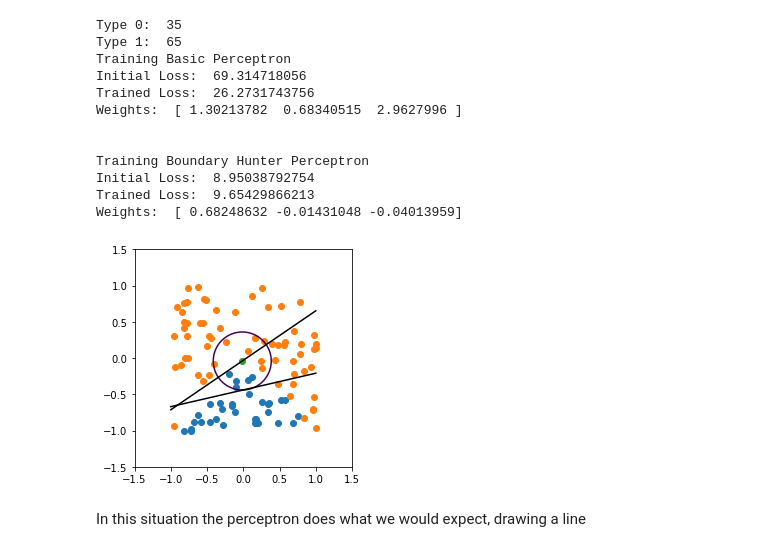
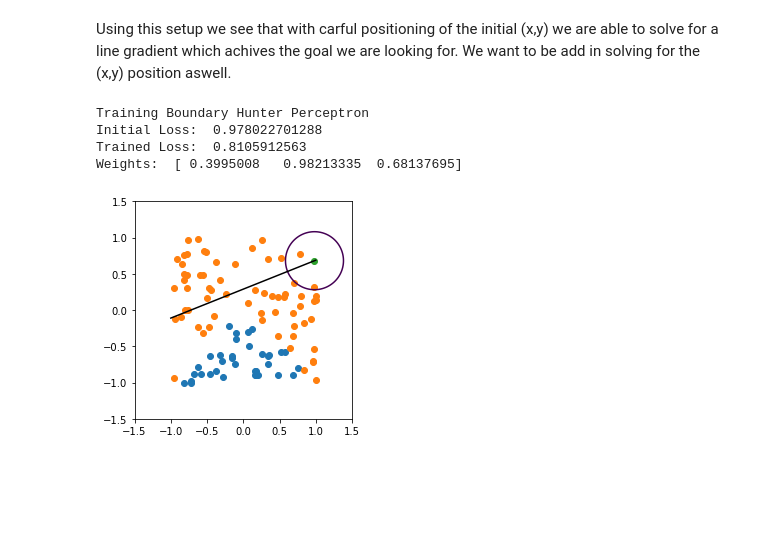
Before and after one commit to garibaldu/boundary-seekers, a Jupyter notebook: Perceptron Play.ipynb, the cells around one changed output. Drawn from its saved outputs; the diff is of its cells as text; code cells hidden in the pictures; blank space fills up the shorter version.

```diff
--- a/Perceptron Play.ipynb
+++ b/Perceptron Play.ipynb
@@ -61,3 +168,5 @@ def trainBasicPerceptron():
+# %% [markdown]
+Using this setup we see that with carful positioning of the initial (x,y) we are able to solve for a line gradient which achives the goal we are looking for. We want to be add in solving for the (x,y) position aswell.
 # %%
 def trainBoundarySeekerPerceptron():
     # Start at the origin with gradient 0
@@ -91,62 +204,27 @@ def localLogLoss(weights):
 # %%
-
-random.seed(1234)
-points, targets = generateChevronData()
-
-plt.axis([-1.5, 1.5, -1.5, 1.5])
-
-# Plot points on graph
-c1 = []
-c2 = []
-
-for i in range(0, len(points)):
-    if targets[i] == 0:
-        c1.append(points[i])
-    else:
-        c2.append(points[i])
-
-print("Type 0: ", len(c1))
-print("Type 1: ", len(c2))
-
 plotScatter(c1)
 plotScatter(c2)
 
-print("Training Basic Perceptron")
-basicPerceptronWeights = trainBasicPerceptron()
-byas = -1 * basicPerceptronWeights[0]/basicPerceptronWeights[2]
-Xcoef = basicPerceptronWeights[1]/basicPerceptronWeights[2]
-
-plt.plot([-1.0, 1.0], [-1*Xcoef + byas, Xcoef + byas], 'k-')
-
 print("\n\nTraining Boundary Hunter Perceptron")
-r1 = 0.25
-r2 = 1
+# r1 = 0.25
+# r2 = 0.5
+c = 0.4
 modifiedPerceptronWeights = trainBoundarySeekerPerceptron()
 plt.scatter(modifiedPerceptronWeights[1], modifiedPerceptronWeights[2])
 plt.plot([-1.0, 1.0], [modifiedPerceptronWeights[2] - modifiedPerceptronWeights[0]*(modifiedPerceptronWeights[1] + 1), modifiedPerceptronWeights[2] - modifiedPerceptronWeights[0]*(modifiedPerceptronWeights[1] - 1)], 'k-')
 
 x = np.linspace(-1.5, 1.5, 500)
 y = np.linspace(-1.5, 1.5, 500)
 X, Y = np.meshgrid(x,y)
-F = (X - modifiedPerceptronWeights[1])**2 + (Y - modifiedPerceptronWeights[2])**2 - 0.4**2
+F = ((X - modifiedPerceptronWeights[1]))**2 + ((Y - modifiedPerceptronWeights[2]))**2 - c**2
 plt.contour(X,Y,F,[0])
 
 plt.gca().set_aspect('equal')
 
 plt.show()
 # %% [output]
-Type 0:  35
-Type 1:  65
-Training Basic Perceptron
-Initial Loss:  69.314718056
-Trained Loss:  26.2731743756
-Weights:  [ 1.30213782  0.68340515  2.9627996 ]
-
-
 Training Boundary Hunter Perceptron
-Initial Loss:  8.95038792754
-Trained Loss:  9.65429866213
-Weights:  [ 0.68248632 -0.01431048 -0.04013959]
+Initial Loss:  0.978022701288
+Trained Loss:  0.8105912563
+Weights:  [ 0.3995008   0.98213335  0.68137695]
-[figure, old version]
+[figure, new version]
-# %% [markdown]
-In this situation the perceptron does what we would expect, drawing a line
```
Also changed, not shown: parts of 6 cells of this notebook.
